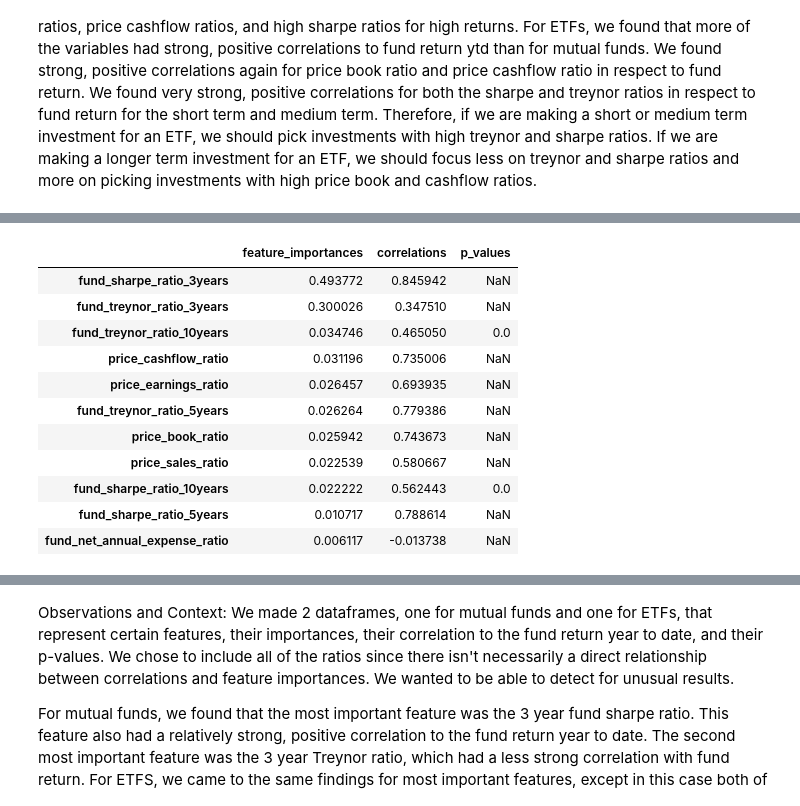
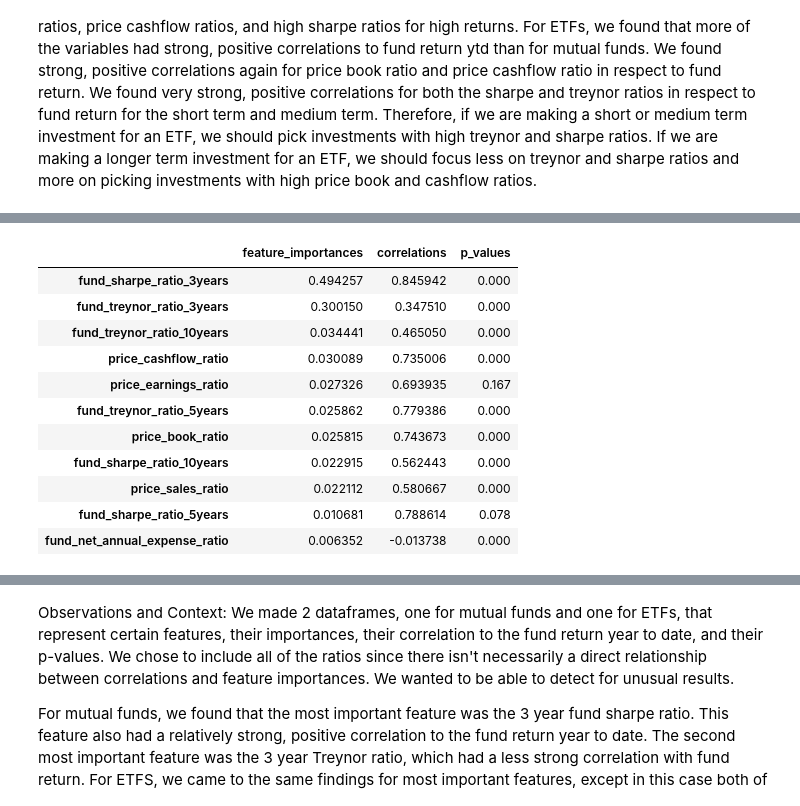
Before and after one commit to ctr48/Info2950FinalProject, a Jupyter notebook: May11V1.ipynb, the cells around one changed output, grey strips where cells are left out. Saved outputs shown, nothing was run; the diff lists cells and outputs as text; code cells hidden in the pictures.

```diff
--- a/May11V1.ipynb
+++ b/May11V1.ipynb
@@ -906,7 +906,7 @@ linearmodel3 = sm.OLS(y3, exog3)
 result3 = linearmodel3.fit()
 print(result3.summary())
 
-feat_df3['p_values'] = pd.Series(result.pvalues.round(3)).drop('const')
+feat_df3['p_values'] = pd.Series(result3.pvalues.round(3)).drop('const')
 feat_df3
 # %% [output]
                             OLS Regression Results
@@ -919,25 +919,25 @@ Time:                        14:34:06   Log-Likelihood:                -38794.
 No. Observations:               12072   AIC:                         7.761e+04
 Df Residuals:                   12060   BIC:                         7.770e+04
 Df Model:                          11
 Covariance Type:            nonrobust
 =================================================================================================
 ... (19 lines left out)
 ==============================================================================
 
 Warnings:
 [1] Standard Errors assume that the covariance matrix of the errors is correctly specified.
 |  | feature_importances | correlations | p_values |
-| fund_sharpe_ratio_3years | 0.493772 | 0.845942 | NaN |
-| fund_treynor_ratio_3years | 0.300026 | 0.347510 | NaN |
-| fund_treynor_ratio_10years | 0.034746 | 0.465050 | 0.0 |
-| price_cashflow_ratio | 0.031196 | 0.735006 | NaN |
-| price_earnings_ratio | 0.026457 | 0.693935 | NaN |
-| fund_treynor_ratio_5years | 0.026264 | 0.779386 | NaN |
-| price_book_ratio | 0.025942 | 0.743673 | NaN |
-| price_sales_ratio | 0.022539 | 0.580667 | NaN |
-| fund_sharpe_ratio_10years | 0.022222 | 0.562443 | 0.0 |
-| fund_sharpe_ratio_5years | 0.010717 | 0.788614 | NaN |
-| fund_net_annual_expense_ratio | 0.006117 | -0.013738 | NaN |
+| fund_sharpe_ratio_3years | 0.494257 | 0.845942 | 0.000 |
+| fund_treynor_ratio_3years | 0.300150 | 0.347510 | 0.000 |
+| fund_treynor_ratio_10years | 0.034441 | 0.465050 | 0.000 |
+| price_cashflow_ratio | 0.030089 | 0.735006 | 0.000 |
+| price_earnings_ratio | 0.027326 | 0.693935 | 0.167 |
+| fund_treynor_ratio_5years | 0.025862 | 0.779386 | 0.000 |
+| price_book_ratio | 0.025815 | 0.743673 | 0.000 |
+| fund_sharpe_ratio_10years | 0.022915 | 0.562443 | 0.000 |
+| price_sales_ratio | 0.022112 | 0.580667 | 0.000 |
+| fund_sharpe_ratio_5years | 0.010681 | 0.788614 | 0.078 |
+| fund_net_annual_expense_ratio | 0.006352 | -0.013738 | 0.000 |
 # %%
 #Random Forest Regressor to find which ratios are most important to consider when investing in ETFs.
 model4 = RandomForestRegressor()
```
Also changed, not shown: parts of 30 cells of this notebook.
